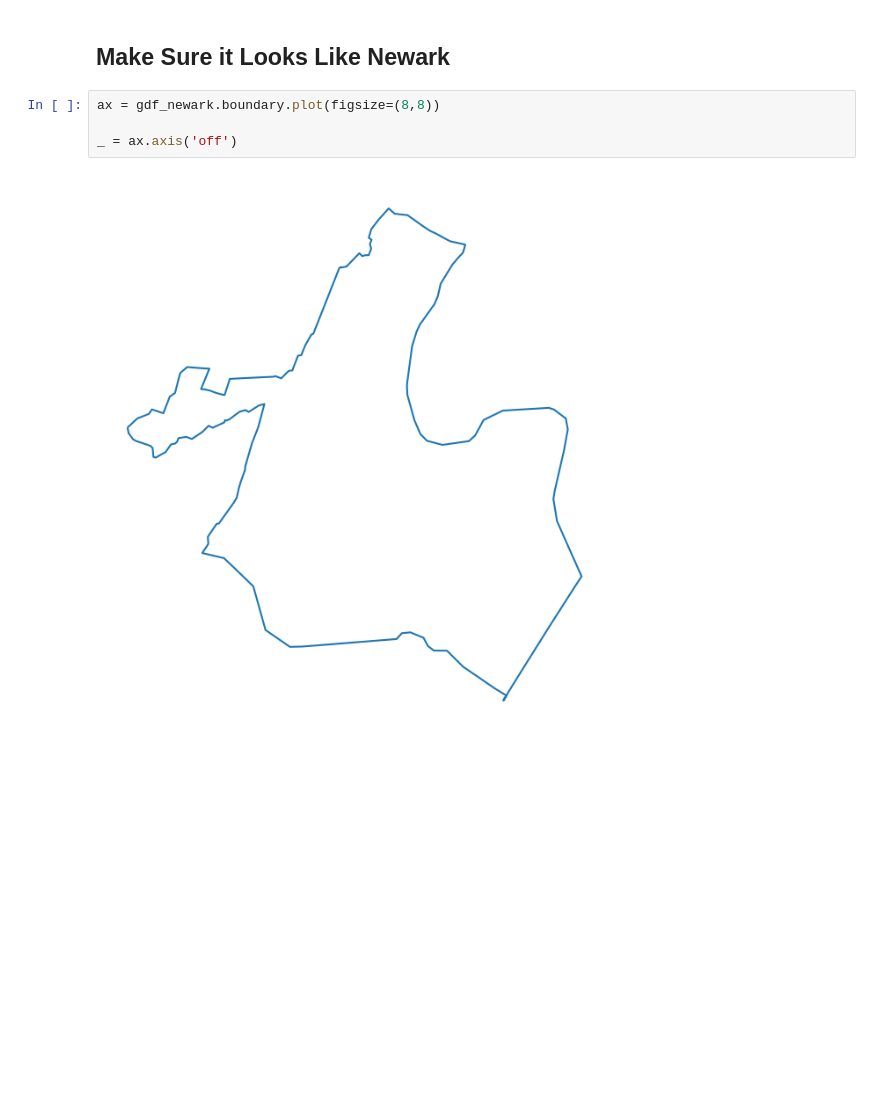
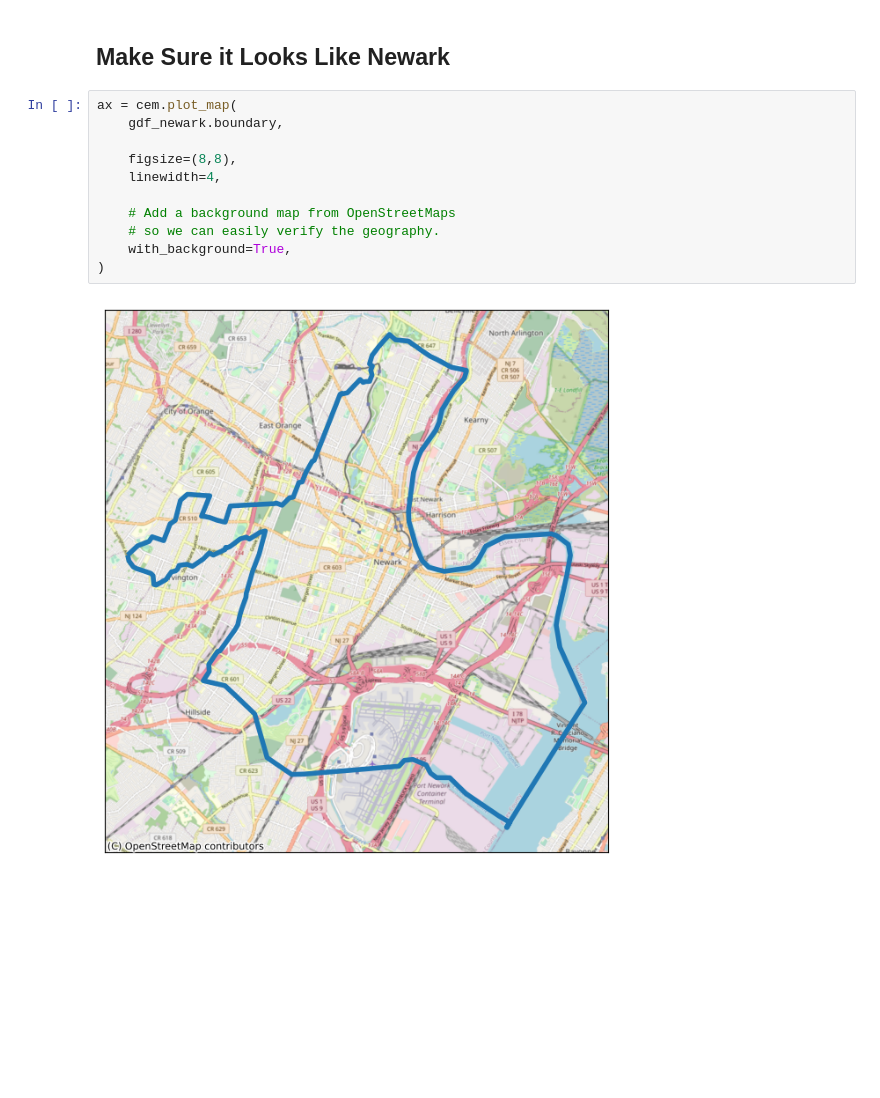
Before and after one commit to vengroff/censusdis-tutorial, a Jupyter notebook: Newark.ipynb, the cells around one changed output. Cells and saved outputs as stored; diff of their text form; blank space fills up the shorter version.

Commit message:
Open Street Maps on the visual id of Newark.

```diff
--- a/Newark.ipynb
+++ b/Newark.ipynb
@@ -147,11 +147,18 @@ gdf_newark
 # %% [markdown]
 ## Make Sure it Looks Like Newark
 # %%
-ax = gdf_newark.boundary.plot(figsize=(8,8))
+ax = cem.plot_map(
+    gdf_newark.boundary,
 
-_ = ax.axis('off')
+    figsize=(8,8),
+    linewidth=4,
+
+    # Add a background map from OpenStreetMaps
+    # so we can easily verify the geography.
+    with_background=True,
+)
 # %% [output]
-[figure, old version]
+[figure, new version]
 # %% [markdown]
 <br/><br/><br/><br/><br/><br/><br/><br/><br/>
 # %% [markdown]
```
